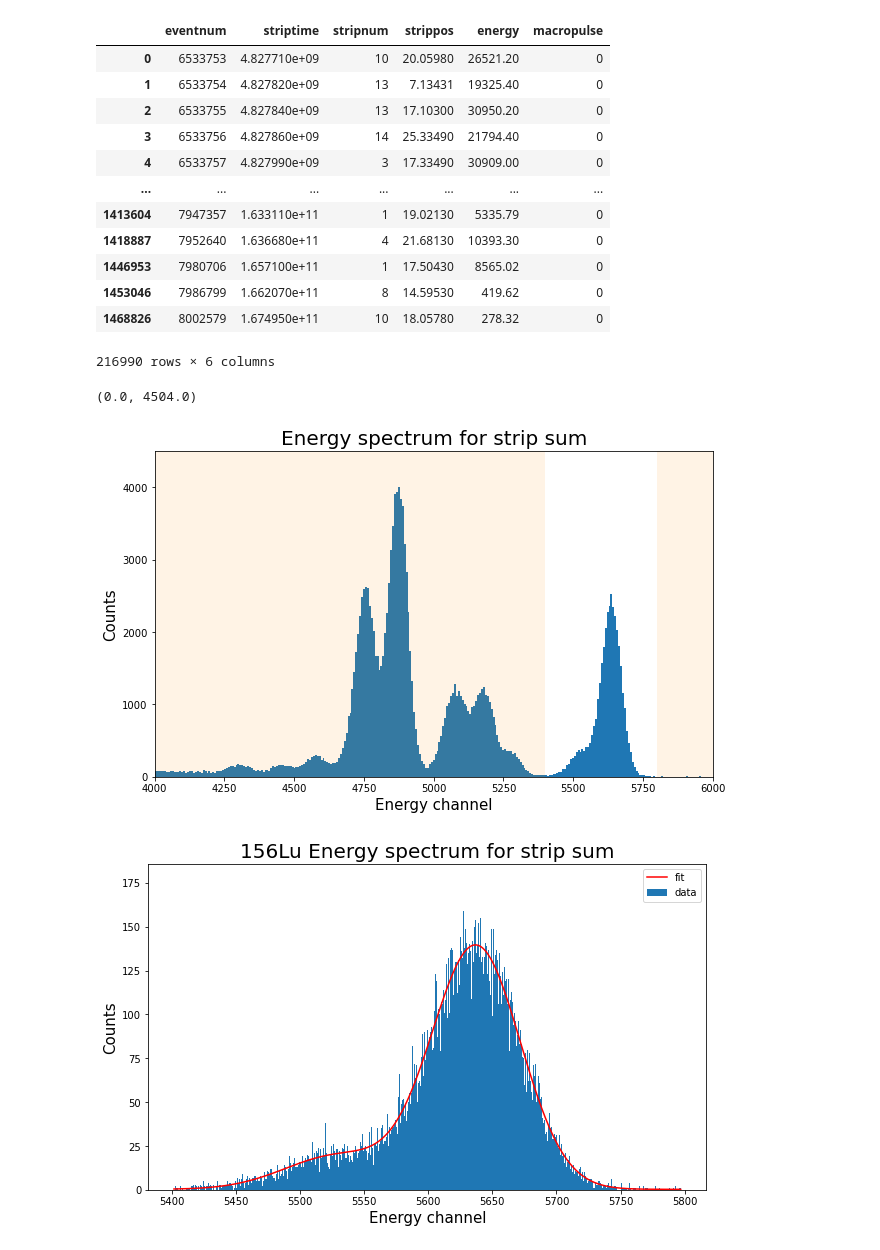
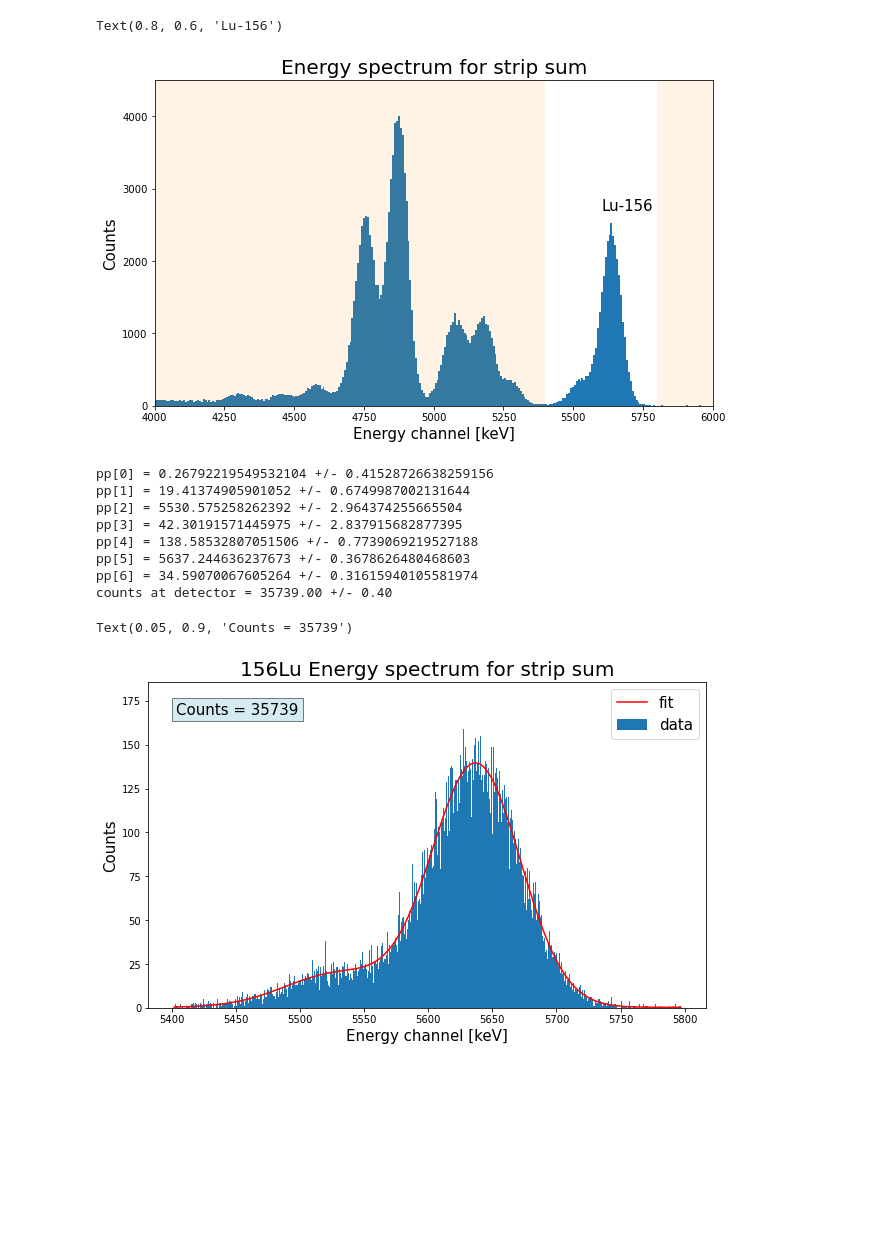
Before and after one commit to chiaramasia01/GSI16Strip, a Jupyter notebook: cross_section.ipynb, the cells around one changed output. Drawn from its saved outputs; the diff is of its cells as text; code cells hidden in the pictures; blank space fills up the shorter version.

Commit message:
plots

```diff
--- a/cross_section.ipynb
+++ b/cross_section.ipynb
@@ -32,35 +25,22 @@ new_df = my_df.drop(index)
 
 index_en = new_df['energy'].loc[new_df['energy']==0].index
 df = new_df.drop(index_en)
-df
-# %% [output]
-|  | eventnum | striptime | stripnum | strippos | energy | macropulse |
-| 0 | 6533753 | 4.827710e+09 | 10 | 20.05980 | 26521.20 | 0 |
-| 1 | 6533754 | 4.827820e+09 | 13 | 7.13431 | 19325.40 | 0 |
-| 2 | 6533755 | 4.827840e+09 | 13 | 17.10300 | 30950.20 | 0 |
-| 3 | 6533756 | 4.827860e+09 | 14 | 25.33490 | 21794.40 | 0 |
-| 4 | 6533757 | 4.827990e+09 | 3 | 17.33490 | 30909.00 | 0 |
-| ... | ... | ... | ... | ... | ... | ... |
-| 1413604 | 7947357 | 1.633110e+11 | 1 | 19.02130 | 5335.79 | 0 |
-| 1418887 | 7952640 | 1.636680e+11 | 4 | 21.68130 | 10393.30 | 0 |
-| 1446953 | 7980706 | 1.657100e+11 | 1 | 17.50430 | 8565.02 | 0 |
-| 1453046 | 7986799 | 1.662070e+11 | 8 | 14.59530 | 419.62 | 0 |
-| 1468826 | 8002579 | 1.674950e+11 | 10 | 18.05780 | 278.32 | 0 |
-216990 rows × 6 columns
 # %%
 # plotting the energy spectrum
 plt.figure(figsize=(10,6))
+ax=plt.gca()
 height, xedges, yedges = plt.hist(df['energy'], bins=5000)
 plt.xlim([4000,6000])
 plt.title('Energy spectrum for strip sum', fontsize=20)
-plt.xlabel('Energy channel', fontsize=15)
+plt.xlabel('Energy channel [keV]', fontsize=15)
 plt.ylabel('Counts', fontsize=15)
 plt.axhspan(0, np.max(height)+500, 0, 0.7, facecolor='darkorange', alpha=0.1)
 plt.axhspan(0, np.max(height)+500, 0.9, 1, facecolor='darkorange', alpha=0.1)
 plt.ylim([0, np.max(height)+500])
+plt.text(0.8, 0.6, 'Lu-156', transform=ax.transAxes, fontsize=15)
 # %% [output]
-(0.0, 4504.0)
+Text(0.8, 0.6, 'Lu-156')
-[figure, old version]
+[figure, new version]
 # %%
 # I want to select only the number of counts in that energy window
 
@@ -70,43 +50,58 @@ window = np.logical_and(cond1 , cond2)
 
 lu_df = df[window]
 
 # plotting the energy spectrum for 156Lu
 plt.figure(figsize=(10,6))
+ax=plt.gca()
 height, xedges, yedges = plt.hist(lu_df['energy'], bins=1000, label='data')
 #plt.xlim([4000,6000])
 plt.title('156Lu Energy spectrum for strip sum', fontsize=20)
-plt.xlabel('Energy channel', fontsize=15)
+plt.xlabel('Energy channel [keV]', fontsize=15)
 plt.ylabel('Counts', fontsize=15)
+plt.ylim([0, np.max(height)+20])
 
-plt.ylim([0, np.max(height)+20])
 
 xcenters = (xedges[:-1]+xedges[1:])/2 # getting the centers of the bins
 
 bin_width = xedges[1]-xedges[0]
 err = np.ones(len(xcenters))*bin_width # bin width as error for fit
 
 popt, pcov = optimize.curve_fit(f.multi_gauss2, xcenters, height, sigma=err, p0=[0, 25, 5500, 50, 150, 5625, 50]) # fit
 
-#for ii in range(len(popt)):
-#    print("pp[%d] =" % ii, popt[ii], "+/-", pcov[ii,ii]**0.5) # printing best fit parameters
+for ii in range(len(popt)):
+    print("pp[%d] =" % ii, popt[ii], "+/-", pcov[ii,ii]**0.5) # printing best fit parameters
 
 
 plt.plot(xcenters, f.multi_gauss2(xcenters, *popt),'r-', label='fit') # plotting fit result
-plt.legend()
+plt.legend(fontsize=15)
 
 # getting the number of counts
-gauss_mean = popt[5]
-gauss_FWHM = 2.35 * popt[6]
+gauss1_mean = popt[2]
+gauss1_sigma = popt[3]
+gauss2_mean = popt[5]
+gauss2_sigma = popt[6]
 
-low_bound = lu_df['energy'] >= gauss_mean - gauss_FWHM/2  # selecting the central value +/- FWHM/2
-up_bound = lu_df['energy'] <= gauss_mean + gauss_FWHM/2
+low_bound = lu_df['energy'] >= gauss1_mean - 3*gauss1_sigma  # selecting the central value +/- FWHM/2
+up_bound = lu_df['energy'] <= gauss2_mean + 3*gauss2_sigma
 energy_range = np.logical_and(low_bound, up_bound)
 final_df = lu_df[energy_range]
 
 counts = len(final_df['energy']) # counts in the area of interest
 err_counts = bin_width # bin width as error on the selected area
+print('counts at detector = %.2f +/- %.2f' % (counts, err_counts))
+plt.text(0.05, 0.9, 'Counts = 35739', transform=ax.transAxes, fontsize=15, bbox=dict(facecolor='lightblue', alpha=0.5))
+plt.text(0.07, 0.2, 'T_{1/2}=', transform=ax.transAxes, fontsize=15, bbox=dict(facecolor='lightblue', alpha=0.5), usetex=True)
 # %% [output]
+pp[0] = 0.26792219549532104 +/- 0.41528726638259156
+pp[1] = 19.41374905901052 +/- 0.6749987002131644
+pp[2] = 5530.575258262392 +/- 2.964374255665504
+pp[3] = 42.30191571445975 +/- 2.837915682877395
+pp[4] = 138.58532807051506 +/- 0.7739069219527188
+pp[5] = 5637.244636237673 +/- 0.3678626480468603
+pp[6] = 34.59070067605264 +/- 0.31615940105581974
+counts at detector = 35739.00 +/- 0.40
+Text(0.05, 0.9, 'Counts = 35739')
-[figure, old version]
+[figure, new version]
 # %%
 # pause correction factor
 rep_rate = 5 #[Hz]
```
Also changed, not shown: parts of 2 cells of this notebook, 55 other files.
